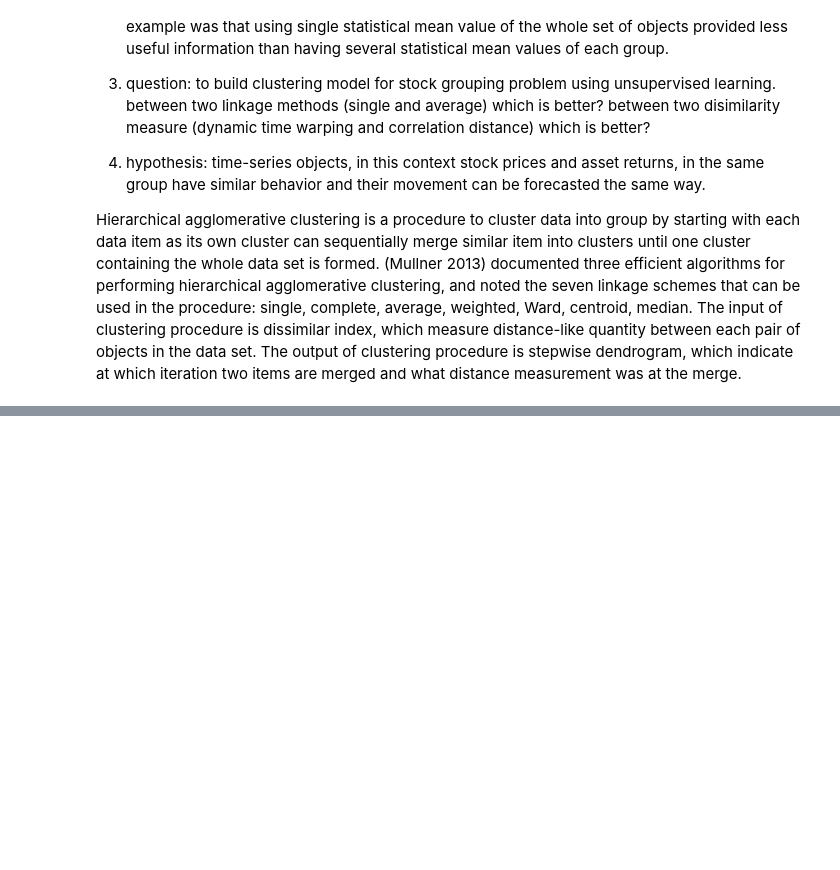
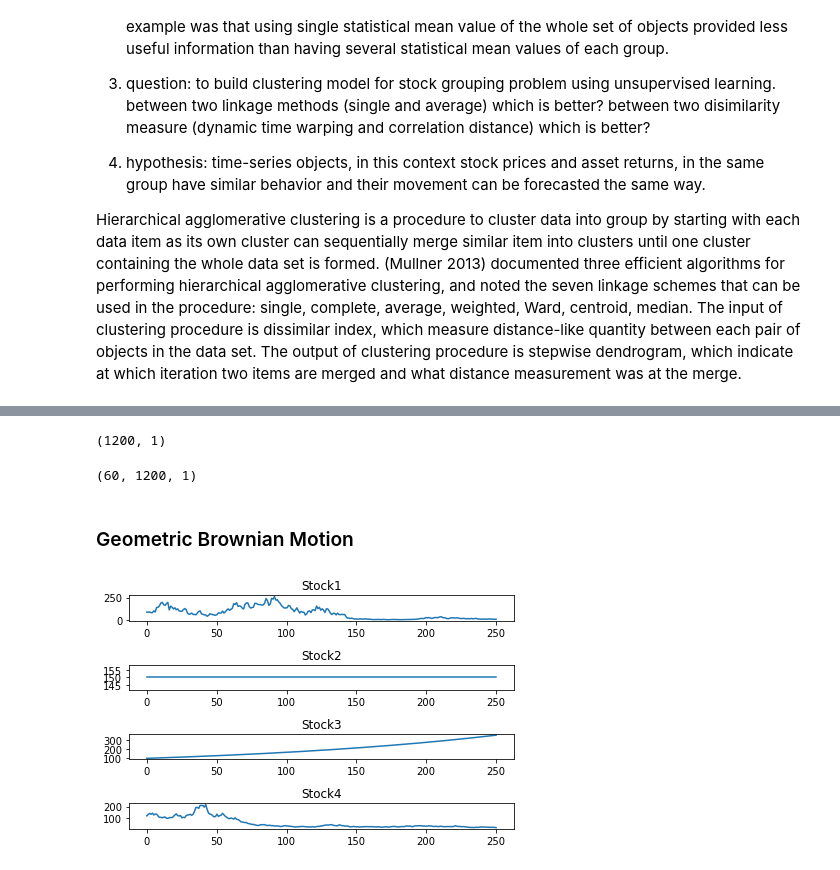
Before and after one commit to chayapan/thesis, a Jupyter notebook: 3.0 Portfolio Selection/TimeSeriesClustering/ClusterTimeSeriesExperiment.ipynb, the cells around one changed output, grey strips where cells are left out. Saved outputs shown, nothing was run; the diff lists cells and outputs as text; code cells hidden in the pictures; blank space fills up the shorter version.

```diff
--- a/3.0 Portfolio Selection/TimeSeriesClustering/ClusterTimeSeriesExperiment.ipynb
+++ b/3.0 Portfolio Selection/TimeSeriesClustering/ClusterTimeSeriesExperiment.ipynb
@@ -52,0 +62,33 @@ dataset1, df_stat_growth = make_dataset_exponential(dataset1, plot=False)
+# %%
+data.shape
+# %% [output]
+(1200, 1)
+# %%
+d = np.stack(d) # https://numpy.org/doc/stable/reference/generated/numpy.stack.html#numpy.stack
+d.shape
+# %% [output]
+(60, 1200, 1)
+# %% [markdown]
+### Geometric Brownian Motion
+# %%
+dataset2 = {} # storing data
+
+fix, axes42 = plt.subplots(4,1)
+
+p = range(1,5)
+name = ['Stock1', 'Stock2', 'Stock3', 'Stock4']
+s0 = [100, 150, 100, 100] # start prices
+mu = [0.00005, 0.0, 0.005, -0.0002]
+sigma = [0.2, 0.0, 0.0, 0.1]
+
+for i, ticker, start, stock_mu, stock_sigma, axes in zip(p, name, s0, mu, sigma, axes42):
+    t, S = make_gbm_series(start, mu=stock_mu, sigma=stock_sigma)
+    plt.subplot(4,1,i)
+    plt.plot(t,S)
+    plt.setp(plt.gca(), title=ticker)
+    dataset2[ticker] = (t,S)
+
+plt.tight_layout()
+plt.show()
+# %% [output]
+[figure, added]
```
Also changed, not shown: parts of 9 cells of this notebook, 3 other files.
